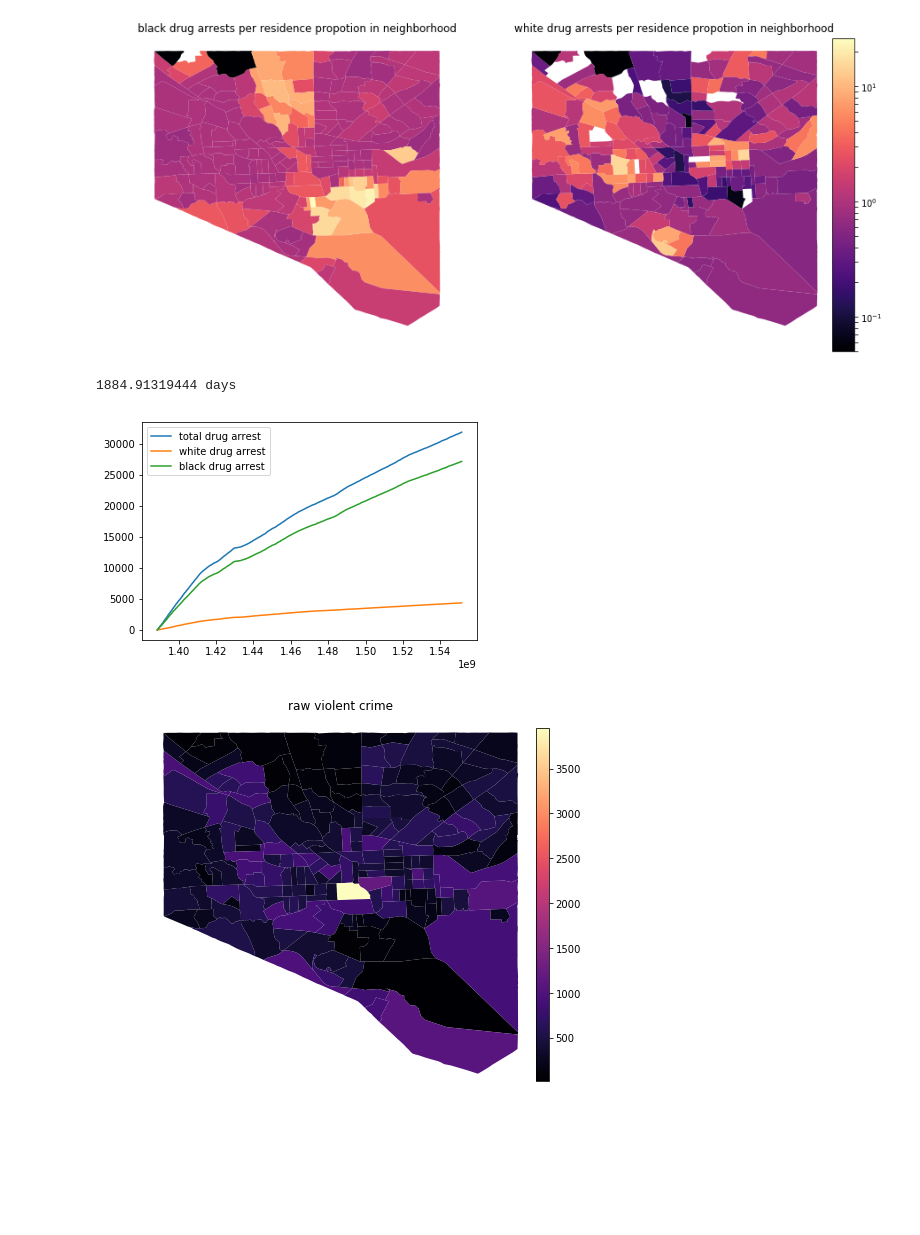
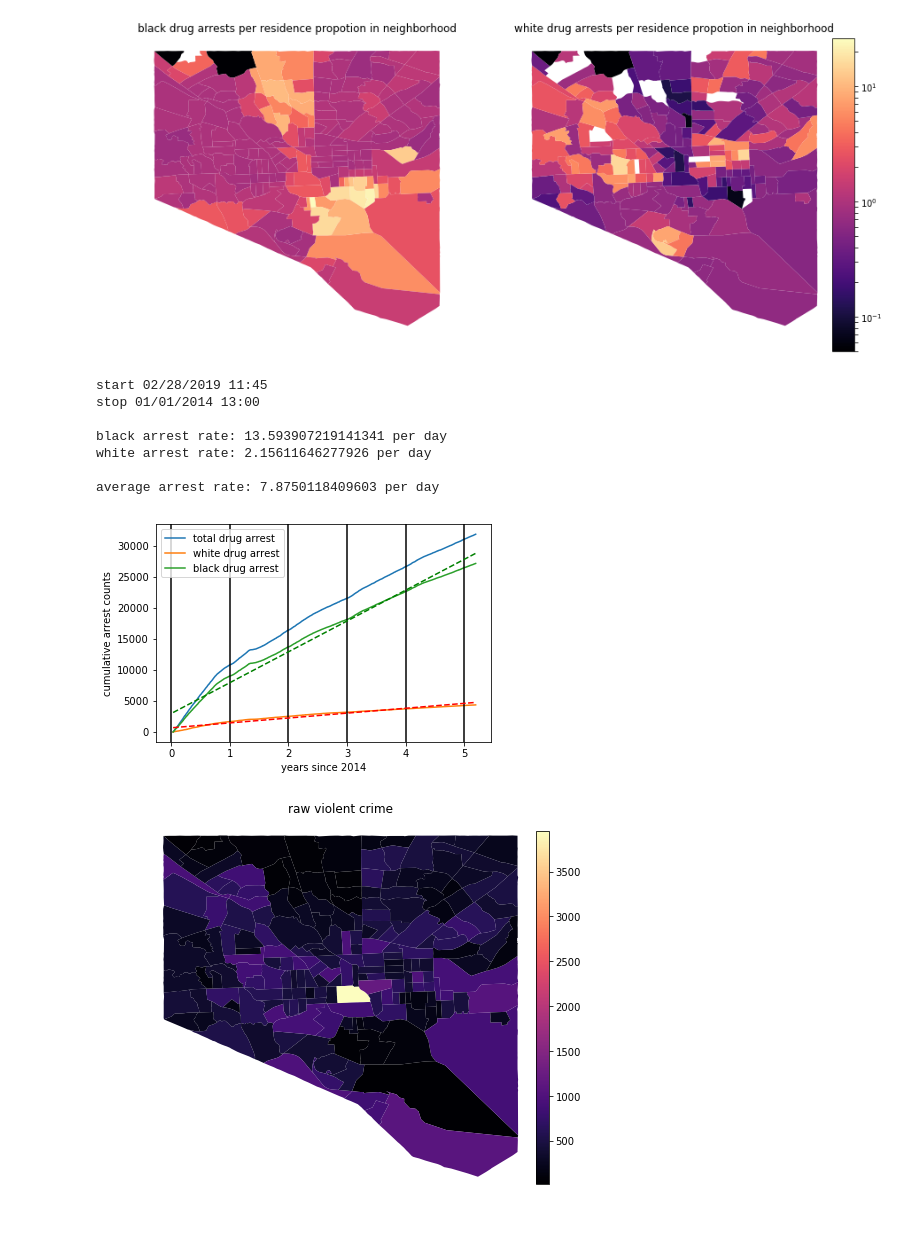
Before and after one commit to npagane/BPDmodel, a Jupyter notebook: BPD.ipynb, the cells around one changed output. Cells and saved outputs as stored; diff of their text form; code cells hidden in the pictures; blank space fills up the shorter version.

```diff
--- a/BPD.ipynb
+++ b/BPD.ipynb
@@ -273,21 +295,53 @@ t = pd.Series(strtime).apply(lambda x: dt.strptime(x, '%m/%d/%Y %H:%M').strftime
 # %%
 tsort = np.asarray(np.sort(t), dtype = float)
 drev = np.cumsum(dc_loc['DRUG'][::-1])
 wrev = np.cumsum(dc_loc['WAD'][::-1])
 brev = np.cumsum(dc_loc['BAD'][::-1])
 Tt = (float(tsort[-1]) - float(tsort[0]))/(3600*24)
-print Tt, 'days'
+print 'start', mint
+print 'stop', maxt
+print
 
-plt.plot(tsort, drev, label = 'total drug arrest')
-plt.plot(tsort, wrev, label = 'white drug arrest')
-plt.plot(tsort, brev, label = 'black drug arrest')
+offset = 2014-1970
+tPlot = tsort/(60*60*24*365) - offset
+
+plt.plot(tPlot, drev, label = 'total drug arrest')
+plt.plot(tPlot, wrev, label = 'white drug arrest')
+plt.plot(tPlot, brev, label = 'black drug arrest')
+for i in range(6):
+    plt.axvline(i, color = 'k')
+
+# linear regression
+b1b = np.sum((brev - np.mean(brev))*(tPlot - np.mean(tPlot)))/(np.sum((tPlot - np.mean(tPlot))**2))
+b0b = np.mean(brev) - b1b*np.mean(tPlot)
+
+yhatb = b0b + tPlot*b1b
+plt.plot(tPlot, yhatb, 'g--')
+print 'black arrest rate:', b1b/365, 'per day'
+
+b1w = np.sum((wrev - np.mean(wrev))*(tPlot - np.mean(tPlot)))/(np.sum((tPlot - np.mean(tPlot))**2))
+b0w = np.mean(wrev) - b1w*np.mean(tPlot)
+
+yhatw = b0w + tPlot*b1w
+plt.plot(tPlot, yhatw, 'r--')
+print 'white arrest rate:', b1w/365, 'per day'
+
+print
+print 'average arrest rate:', (b1w+b1b)/(2.0*365), 'per day'
 
 plt.legend()
+plt.xlabel('years since 2014'); plt.ylabel('cumulative arrest counts')
 
 pass
 # %% [output]
-1884.91319444 days
+start 02/28/2019 11:45
+stop 01/01/2014 13:00
+
+black arrest rate: 13.593907219141341 per day
+white arrest rate: 2.15611646277926 per day
+
+average arrest rate: 7.8750118409603 per day
-[figure, old version]
+[figure, new version]
 # %%
 f, ax = plt.subplots(1, figsize=(7, 7))
 cmap = cmap
```
Also changed, not shown: parts of 16 cells of this notebook, 21 other files.
